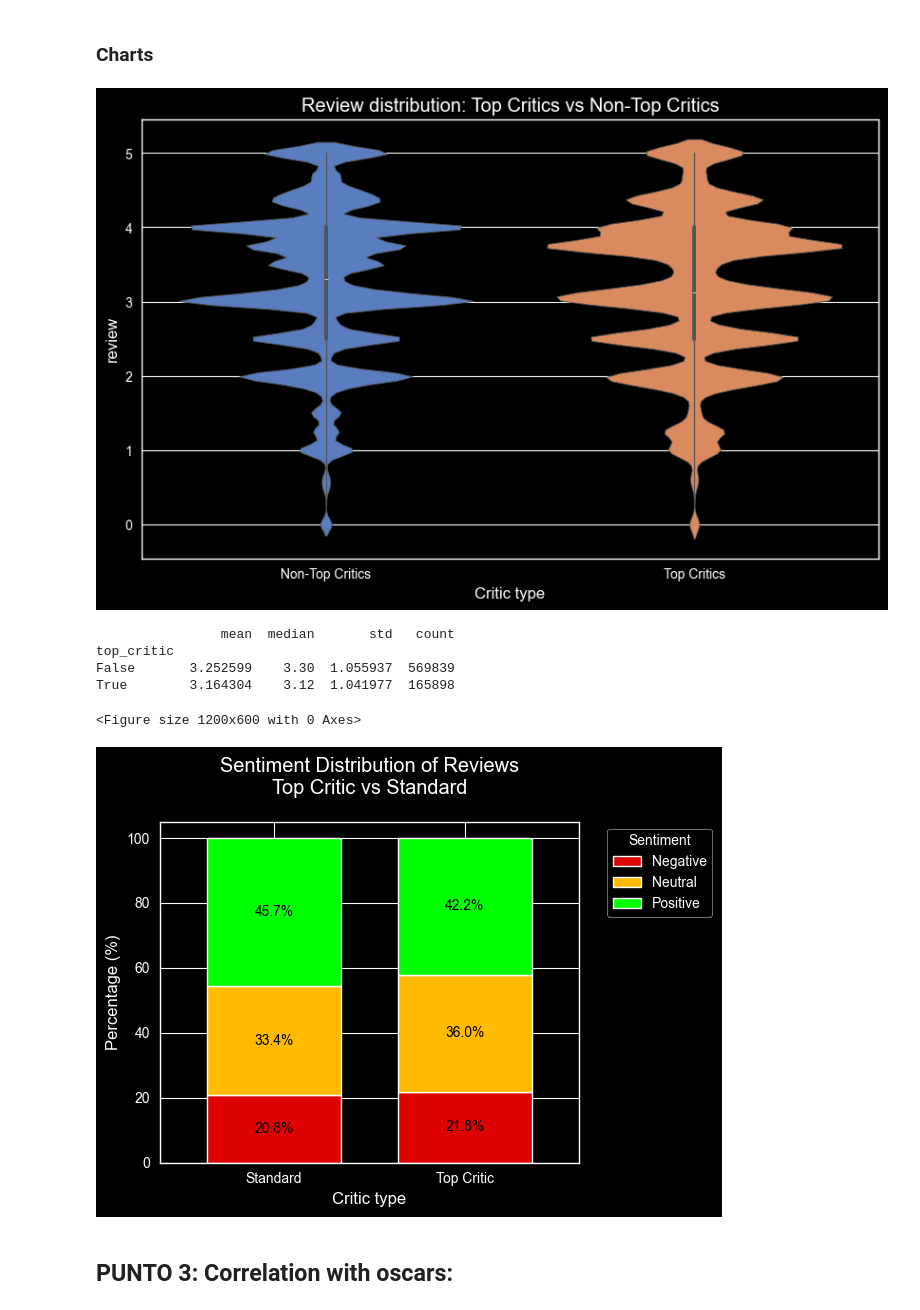
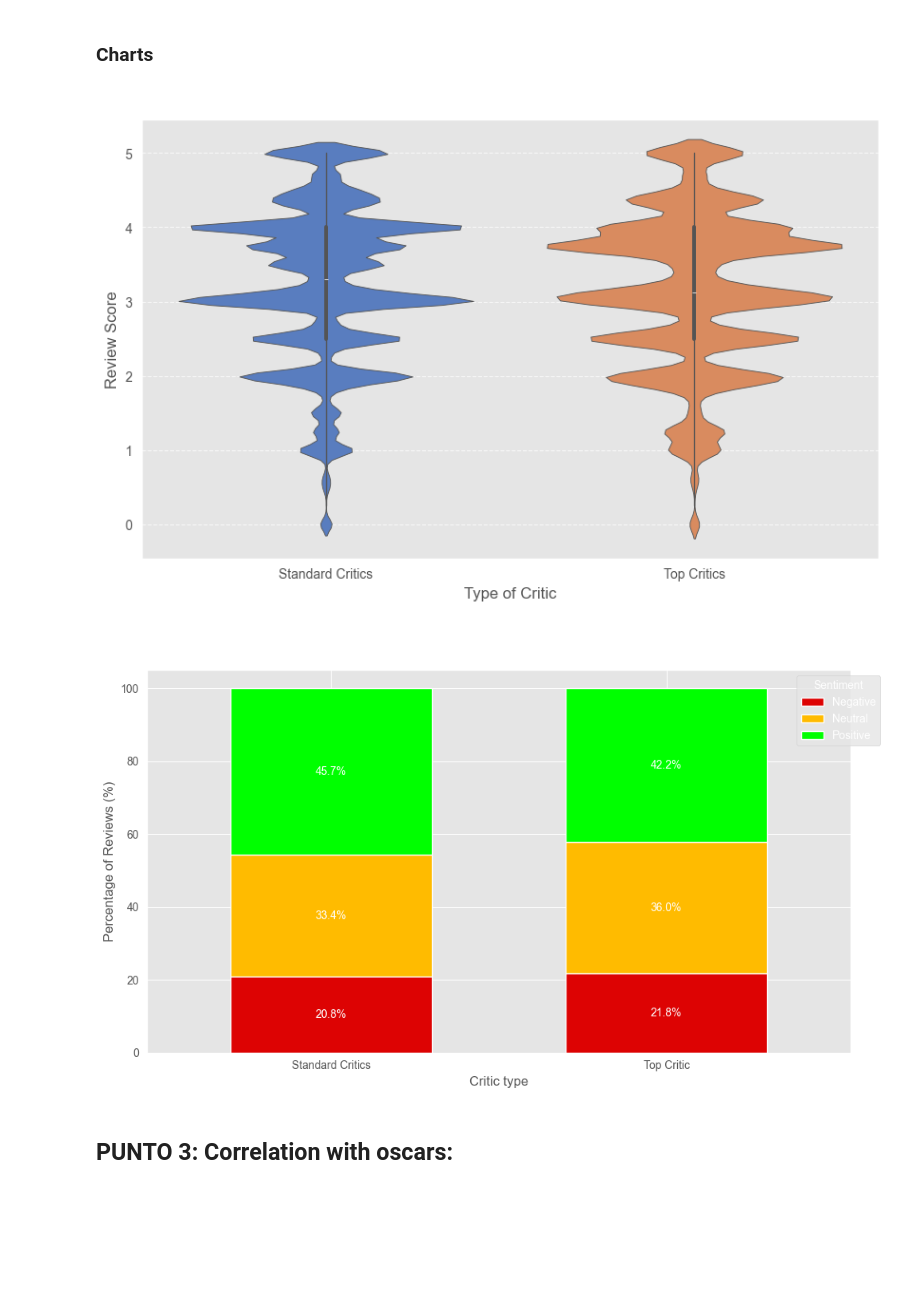
Before and after one commit to deicco/Assignment_IUM_TWEB, a Jupyter notebook: solution/notebooks/data_analysis.ipynb, the cells around one changed output. Saved outputs shown, nothing was run; the diff lists cells and outputs as text; code cells hidden in the pictures; blank space fills up the shorter version.

Commit message:
Updated charts

```diff
--- a/solution/notebooks/data_analysis.ipynb
+++ b/solution/notebooks/data_analysis.ipynb
@@ -1267,10 +886,2 @@ The period from 2003 onwards estabilishes a clear and consistent pattern where t
 # %% [markdown]
 ### Data
-# %%
-df_reviews['review_year'] = pd.to_datetime(df_reviews['review_date']).dt.year
-
-min_year = int(df_reviews['review_year'].min())
-max_year = int(df_reviews['review_year'].max())
-
-# create a new temporary column to convert 'top_critic' to a string for plotting with hue
-df_reviews['top_critic_str'] = df_reviews['top_critic'].astype(str)
@@ -1313,21 +1162,13 @@ sentiment_percents = sentiment_counts.div(sentiment_counts.sum(axis=1), axis=0)
 # %%
 #grafico
 plt.figure(figsize=(10, 6))
-
 sns.violinplot(data=df_reviews, x='top_critic', y='review_score',
                hue='top_critic', palette='muted', legend=False)
-plt.title('Review distribution: Top Critics vs Non-Top Critics')
-plt.xlabel('Critic type')
-plt.ylabel('review')
-plt.xticks([0, 1], ['Non-Top Critics', 'Top Critics'])
+plt.title('Review Score Distribution: Top Critics vs. Standard Critics')
+plt.xlabel('Type of Critic')
+plt.ylabel('Review Score')
+plt.xticks([0, 1], ['Standard Critics', 'Top Critics'])
+plt.grid(axis='y', linestyle='--', alpha=0.7)
 plt.show()
-
-# stats
-stats = df_reviews.groupby('top_critic')['review_score'].agg(['mean', 'median', 'std', 'count'])
-print(stats)
 # %% [output]
-[figure, old version]
+[figure, new version]
-                mean  median       std   count
-top_critic
-False       3.252599    3.30  1.055937  569839
-True        3.164304    3.12  1.041977  165898
@@ -1334,36 +1179,36 @@ True        3.164304    3.12  1.041977  165898
 # %%
-plt.figure(figsize=(12, 6))
+sentiment_labels_with_range = {
+    'score < 2.5',
+    'score 2.5-3.5',
+    'score > 3.5'
+}
 
-sentiment_palette = {
-    'Negative': '#DD0303',
-    'Neutral': '#FFBB00',
-    'Positive': '#00FF00'
-}
-sns.set_palette("pastel")
+plt.figure(figsize=(10, 6))
+
+sentiment_colors = ['#DD0303', '#FFBB00', '#00FF00']
 
 ax = sentiment_percents.plot(
     kind='bar',
     stacked=True,
-    color=[sentiment_palette[s] for s in sentiment_percents.columns],
+    color=sentiment_colors,
     edgecolor='white',
     linewidth=1,
-    width=0.7
+    width=0.6,
+    ax=plt.gca()
 )
 
-plt.title('Sentiment Distribution of Reviews\nTop Critic vs Standard', pad=20)
-plt.xlabel('Critic type')
-plt.ylabel('Percentage (%)')
-plt.xticks([0, 1], ['Standard', 'Top Critic'], rotation=0)
+plt.title('Sentiment Distribution of Reviews\nTop Critic vs Standard')
+plt.xlabel('Critic type', fontsize=12)
+plt.ylabel('Percentage of Reviews (%)')
+plt.xticks([0, 1], ['Standard Critics', 'Top Critic'], rotation=0)
 plt.legend(title='Sentiment', bbox_to_anchor=(1.05, 1))
 
 # labels
 for p in ax.containers:
-    ax.bar_label(p, label_type='center', fmt='%.1f%%', color='black', fontsize=10)
+    ax.bar_label(p, label_type='center', fmt='%.1f%%', fontsize=10)
 
-plt.tight_layout()
 plt.show()
 # %% [output]
-<Figure size 1200x600 with 0 Axes>
-[figure, old version]
+[figure, new version]
 # %% [markdown]
 ## PUNTO 3: Correlation with oscars:
```
Also changed, not shown: parts of 52 cells of this notebook, 1 other file.
